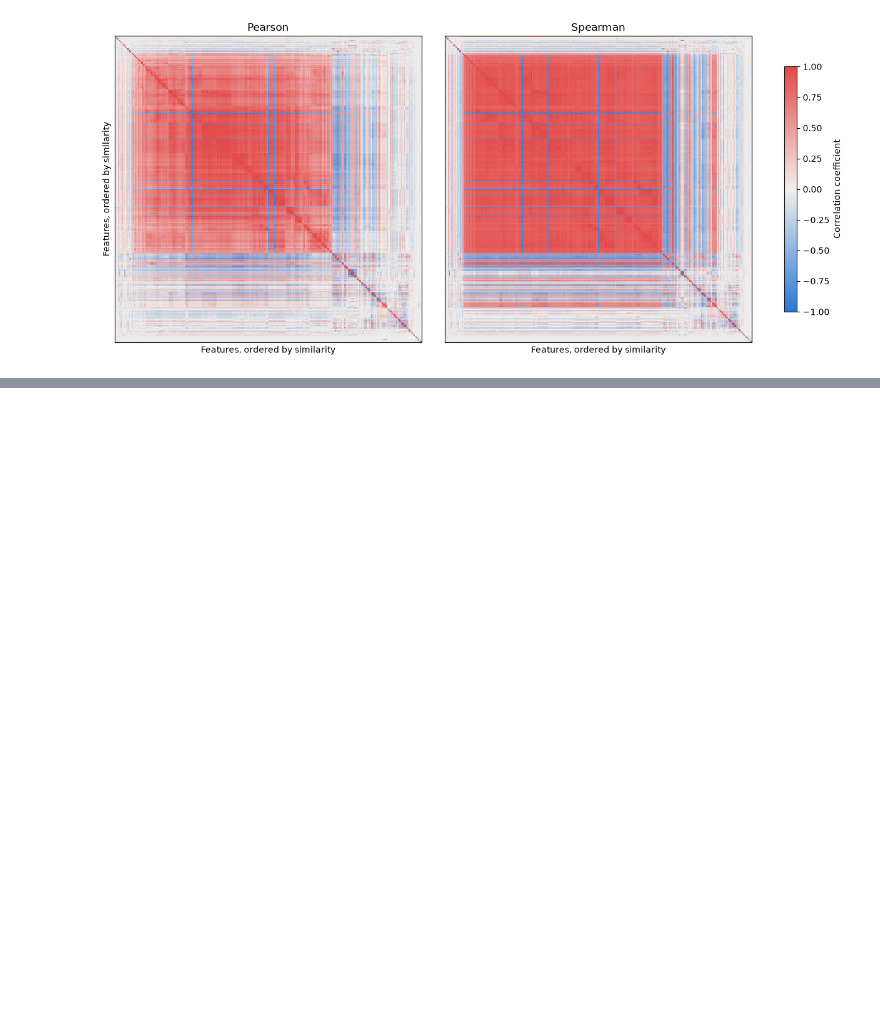
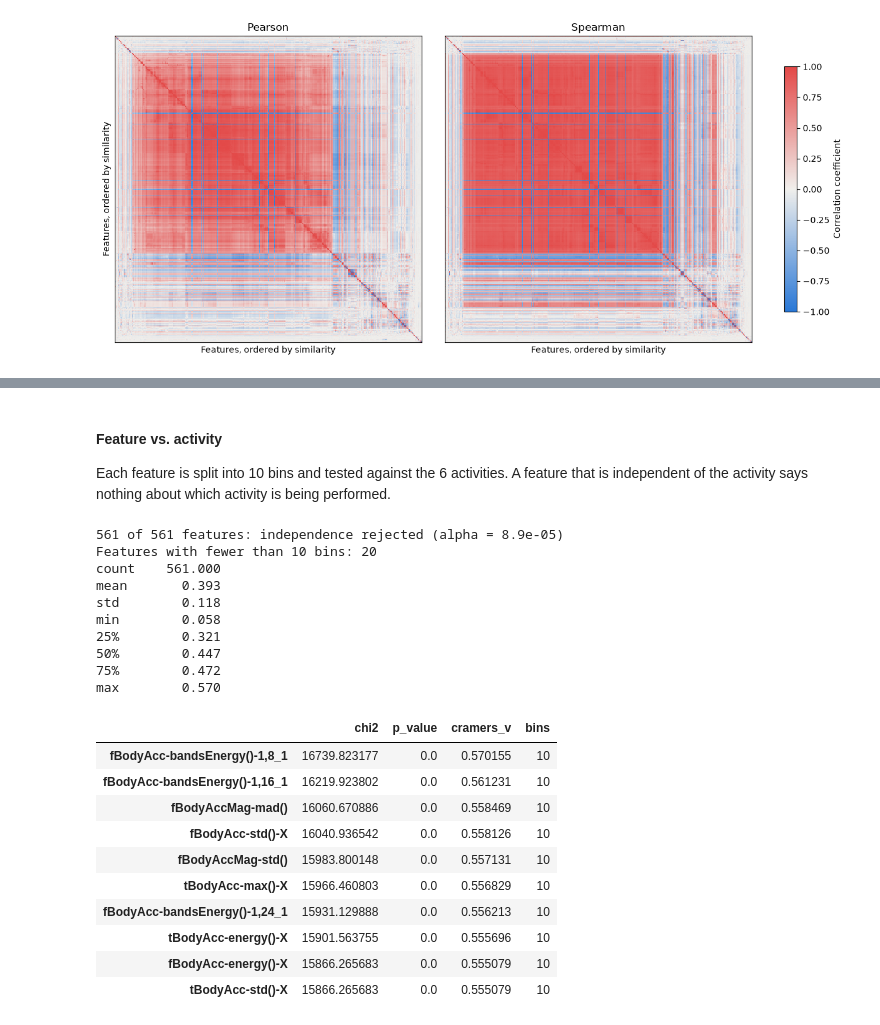
Before and after one commit to Stefy1209/Movement-Detection-using-Smartphone, a Jupyter notebook: src/Data_analysis.ipynb, the cells around one changed output, grey strips where cells are left out. Saved outputs shown, nothing was run; the diff lists cells and outputs as text; code cells hidden in the pictures; blank space fills up the shorter version.

```diff
--- a/src/Data_analysis.ipynb
+++ b/src/Data_analysis.ipynb
@@ -322,0 +350,44 @@ plt.show()
+# %% [markdown]
+#### Feature vs. activity
+
+Each feature is split into 10 bins and tested against the 6 activities. A feature that is independent of the activity says nothing about which activity is being performed.
+# %%
+activity = data["activity_id"].to_numpy() - 1
+binned_10 = X.apply(lambda column: pd.qcut(column, 10, labels=False, duplicates="drop"))
+
+feature_activity = pd.DataFrame(
+    [chi_squared_test(binned_10[feature].to_numpy(), activity) for feature in X.columns],
+    index=X.columns,
+    columns=["chi2", "p_value", "cramers_v"],
+).sort_values("cramers_v", ascending=False)
+feature_activity["bins"] = binned_10.nunique()
+
+alpha = 0.05 / len(feature_activity)
+print(f"{(feature_activity['p_value'] < alpha).sum()} of {len(feature_activity)} features: independence rejected (alpha = {alpha:.1e})")
+print(f"Features with fewer than 10 bins: {(feature_activity['bins'] < 10).sum()}")
+print(feature_activity["cramers_v"].describe().round(3).to_string())
+
+feature_activity.to_csv(INDEPENDENCE_DIR / "feature_activity.csv")
+feature_activity.head(10)
+# %% [output]
+561 of 561 features: independence rejected (alpha = 8.9e-05)
+Features with fewer than 10 bins: 20
+count    561.000
+mean       0.393
+std        0.118
+min        0.058
+25%        0.321
+50%        0.447
+75%        0.472
+max        0.570
+|  | chi2 | p_value | cramers_v | bins |
+| fBodyAcc-bandsEnergy()-1,8_1 | 16739.823177 | 0.0 | 0.570155 | 10 |
+| fBodyAcc-bandsEnergy()-1,16_1 | 16219.923802 | 0.0 | 0.561231 | 10 |
+| fBodyAccMag-mad() | 16060.670886 | 0.0 | 0.558469 | 10 |
+| fBodyAcc-std()-X | 16040.936542 | 0.0 | 0.558126 | 10 |
+| fBodyAccMag-std() | 15983.800148 | 0.0 | 0.557131 | 10 |
+| tBodyAcc-max()-X | 15966.460803 | 0.0 | 0.556829 | 10 |
+| fBodyAcc-bandsEnergy()-1,24_1 | 15931.129888 | 0.0 | 0.556213 | 10 |
+| tBodyAcc-energy()-X | 15901.563755 | 0.0 | 0.555696 | 10 |
+| fBodyAcc-energy()-X | 15866.265683 | 0.0 | 0.555079 | 10 |
+| tBodyAcc-std()-X | 15866.265683 | 0.0 | 0.555079 | 10 |
```
Also changed, not shown: parts of 7 cells of this notebook.
